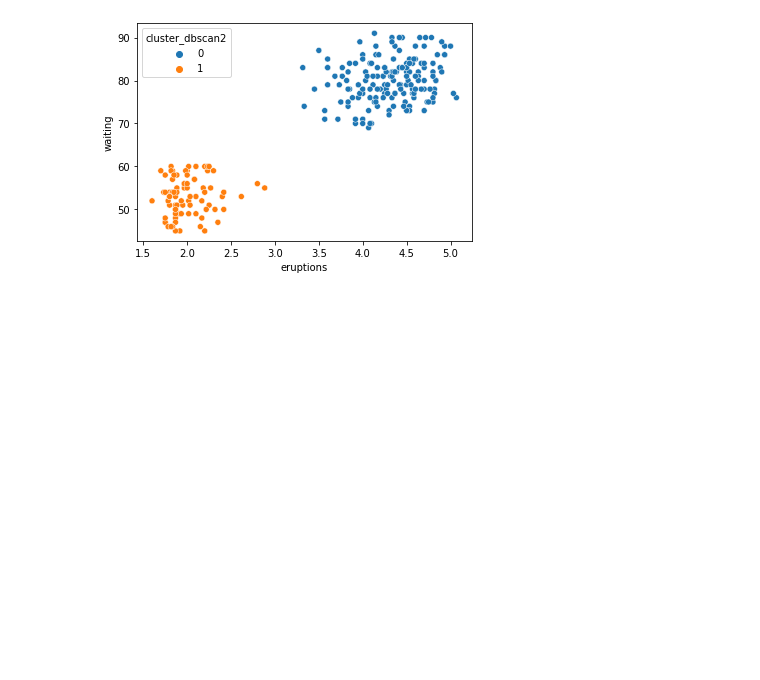
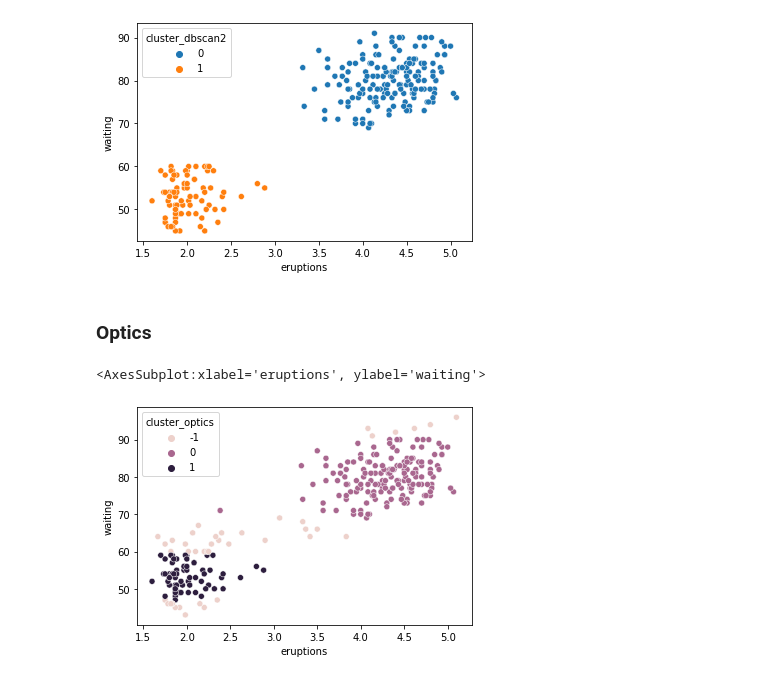
Before and after one commit to leo-hoet/explotaciondedatos, a Jupyter notebook: tp2.ipynb, the cells around one changed output. Drawn from its saved outputs; the diff is of its cells as text; code cells hidden in the pictures; blank space fills up the shorter version.

```diff
--- a/tp2.ipynb
+++ b/tp2.ipynb
@@ -129,3 +129,14 @@ sns.scatterplot(data=df2, x='eruptions',y='waiting', hue='cluster_dbscan2')
 # %% [output]
 <AxesSubplot:xlabel='eruptions', ylabel='waiting'>
 [figure]
+# %% [markdown]
+### Optics
+# %%
+from sklearn.cluster import OPTICS
+X = df[['eruptions', 'waiting']]
+optics = OPTICS(max_eps=4, min_samples=40).fit(X)
+df['cluster_optics'] = optics.fit_predict(X)
+sns.scatterplot(data=df, x='eruptions',y='waiting', hue='cluster_optics')
+# %% [output]
+<AxesSubplot:xlabel='eruptions', ylabel='waiting'>
+[figure, added]
```
Also changed, not shown: parts of 9 cells of this notebook.
